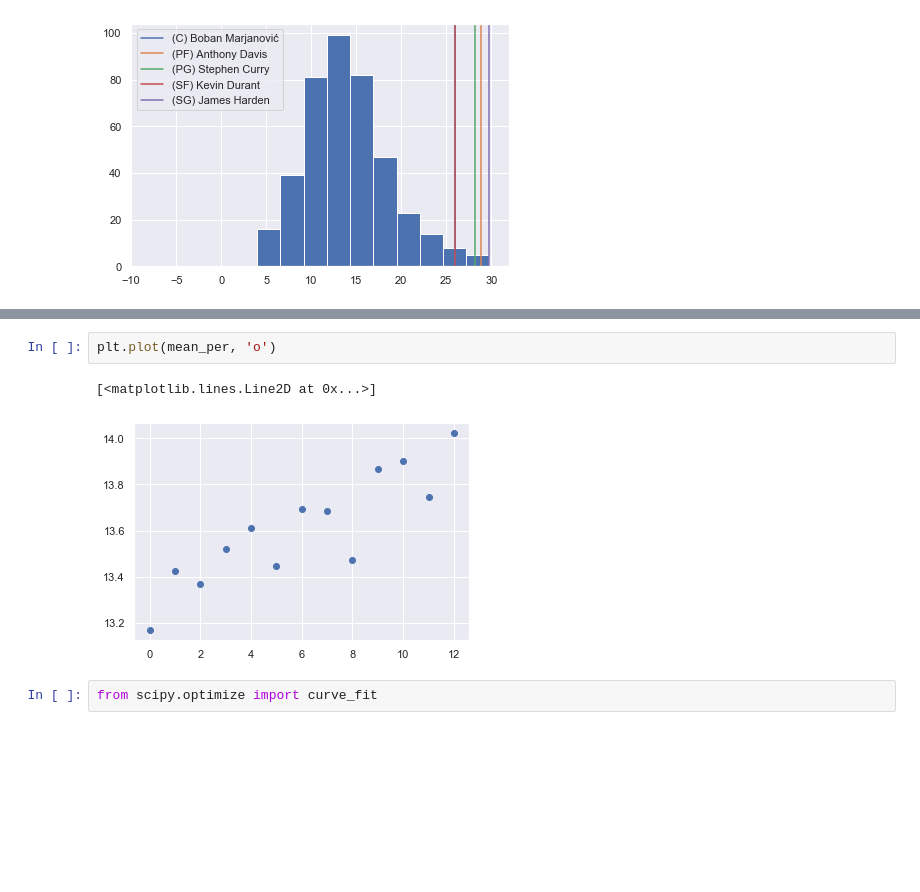
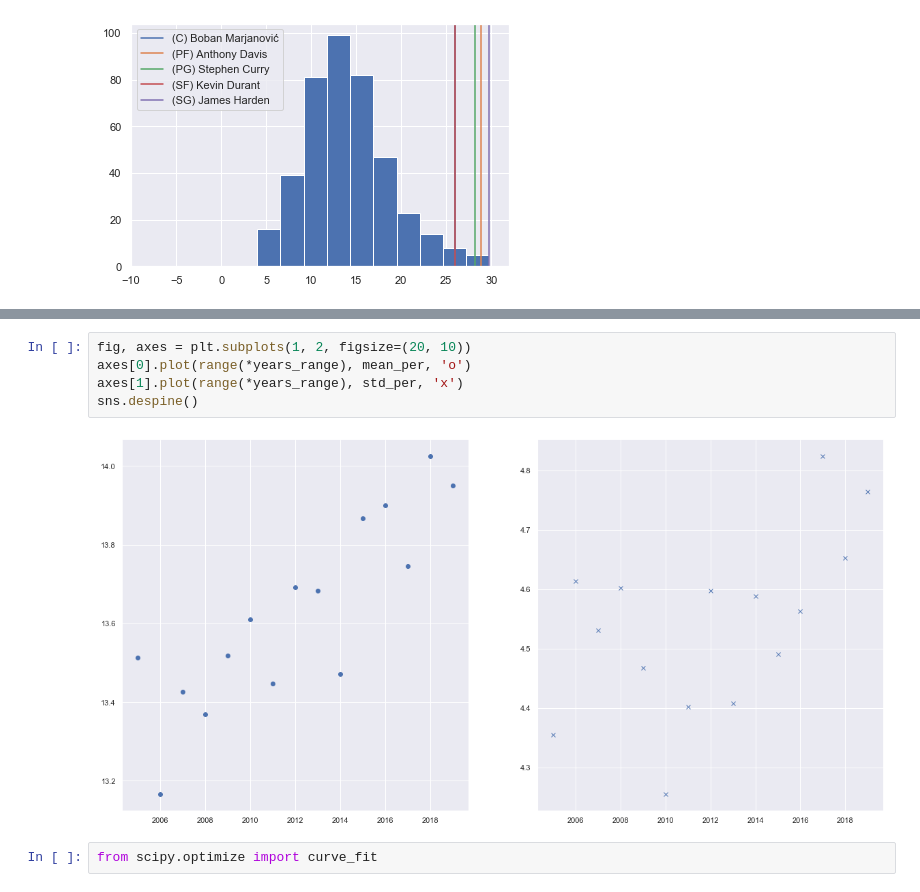
Before and after one commit to guygozlan/SciComPy_NBA, a Jupyter notebook: NBA.ipynb, the cells around one changed output, grey strips where cells are left out. Drawn from its saved outputs; the diff is of its cells as text; blank space fills up the shorter version.

```diff
--- a/NBA.ipynb
+++ b/NBA.ipynb
@@ -328,8 +345,10 @@ mean_per
-# %%
-plt.plot(mean_per, 'o')
-# %% [output]
-[<matplotlib.lines.Line2D at 0x...>]
-[figure, removed]
+# %%
+fig, axes = plt.subplots(1, 2, figsize=(20, 10))
+axes[0].plot(range(*years_range), mean_per, 'o')
+axes[1].plot(range(*years_range), std_per, 'x')
+sns.despine()
+# %% [output]
+[figure, added]
 # %%
 from scipy.optimize import curve_fit
 # %%
```
Also changed, not shown: parts of 16 cells of this notebook.
